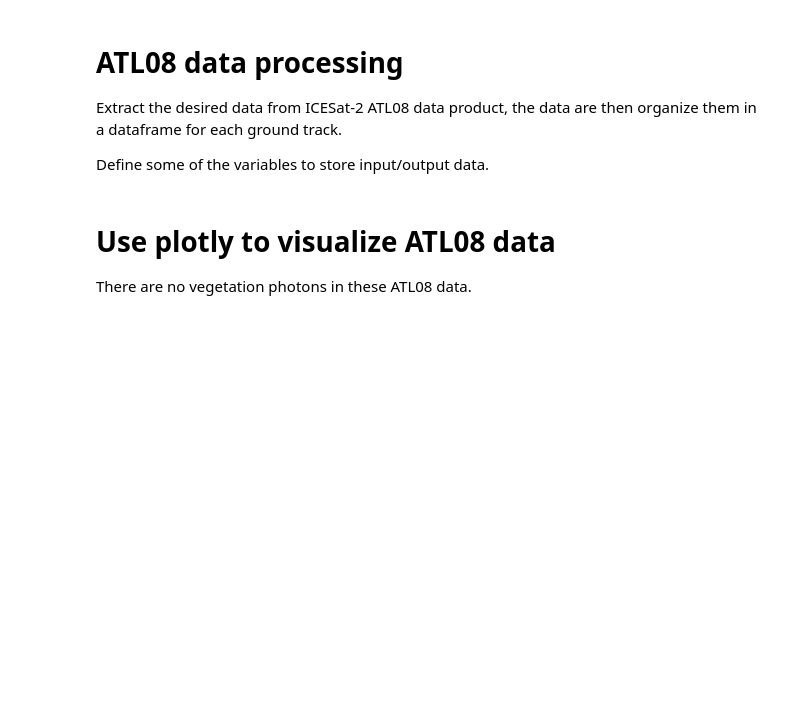
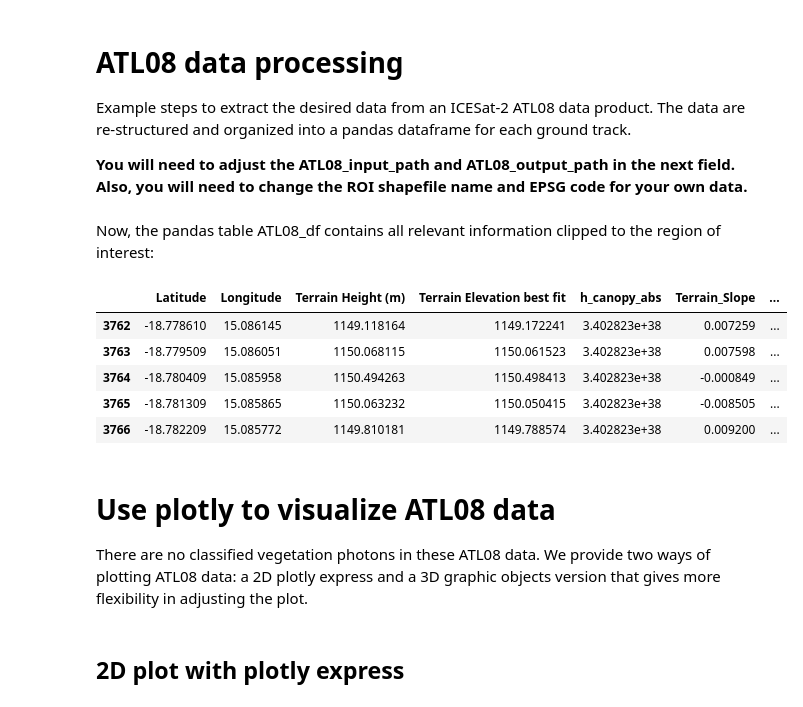
Before and after one commit to BodoBookhagen/ICESat-2_SVDA, a Jupyter notebook: JupyterNotebooks/ATL08_data_processing.ipynb, the cells around one changed output. Cells and saved outputs as stored; diff of their text form; code cells hidden in the pictures; blank space fills up the shorter version.

```diff
--- a/JupyterNotebooks/ATL08_data_processing.ipynb
+++ b/JupyterNotebooks/ATL08_data_processing.ipynb
@@ -1,7 +1,7 @@
 # %% [markdown]
 # ATL08 data processing
 
-Extract the desired data from ICESat-2 ATL08 data product, the data are then organize them in a dataframe for each ground track.
+Example steps to extract the desired data from an ICESat-2 ATL08 data product. The data are re-structured and organized into a pandas dataframe for each ground track.
 
-Define some of the variables to store input/output data.
+**You will need to adjust the ATL08_input_path and ATL08_output_path in the next field. Also, you will need to change the ROI shapefile name and EPSG code for your own data.**
 # %%
@@ -98,7 +100,18 @@ for f in ATL08_files:
         os.mkdir(ATL08_output_path)
     ATL08_df.to_hdf(os.path.join(ATL08_output_path,r'{}.hdf'.format(os.path.basename(f)[0:14])),
                     key='ATL08_df_%s'%os.path.basename(f)[0:14], complevel=7)
+# %% [markdown]
+Now, the pandas table ATL08_df contains all relevant information clipped to the region of interest:
+# %%
+ATL08_df.head()
+# %% [output]
+|  | Latitude | Longitude | Terrain Height (m) | Terrain Elevation best fit | h_canopy_abs | Terrain_Slope | ... |
+| 3762 | -18.778610 | 15.086145 | 1149.118164 | 1149.172241 | 3.402823e+38 | 0.007259 | ... |
+| 3763 | -18.779509 | 15.086051 | 1150.068115 | 1150.061523 | 3.402823e+38 | 0.007598 | ... |
+| 3764 | -18.780409 | 15.085958 | 1150.494263 | 1150.498413 | 3.402823e+38 | -0.000849 | ... |
+| 3765 | -18.781309 | 15.085865 | 1150.063232 | 1150.050415 | 3.402823e+38 | -0.008505 | ... |
+| 3766 | -18.782209 | 15.085772 | 1149.810181 | 1149.788574 | 3.402823e+38 | 0.009200 | ... |
 # %% [markdown]
 # Use plotly to visualize ATL08 data
 
-There are no vegetation photons in these ATL08 data.
+There are no classified vegetation photons in these ATL08 data. We provide two ways of plotting ATL08 data: a 2D plotly express and a 3D graphic objects version that gives more flexibility in adjusting the plot.
@@ -104,0 +122,2 @@ There are no vegetation photons in these ATL08 data.
+# %% [markdown]
+## 2D plot with plotly express
```
Also changed, not shown: parts of 6 cells of this notebook, 4 other files.
